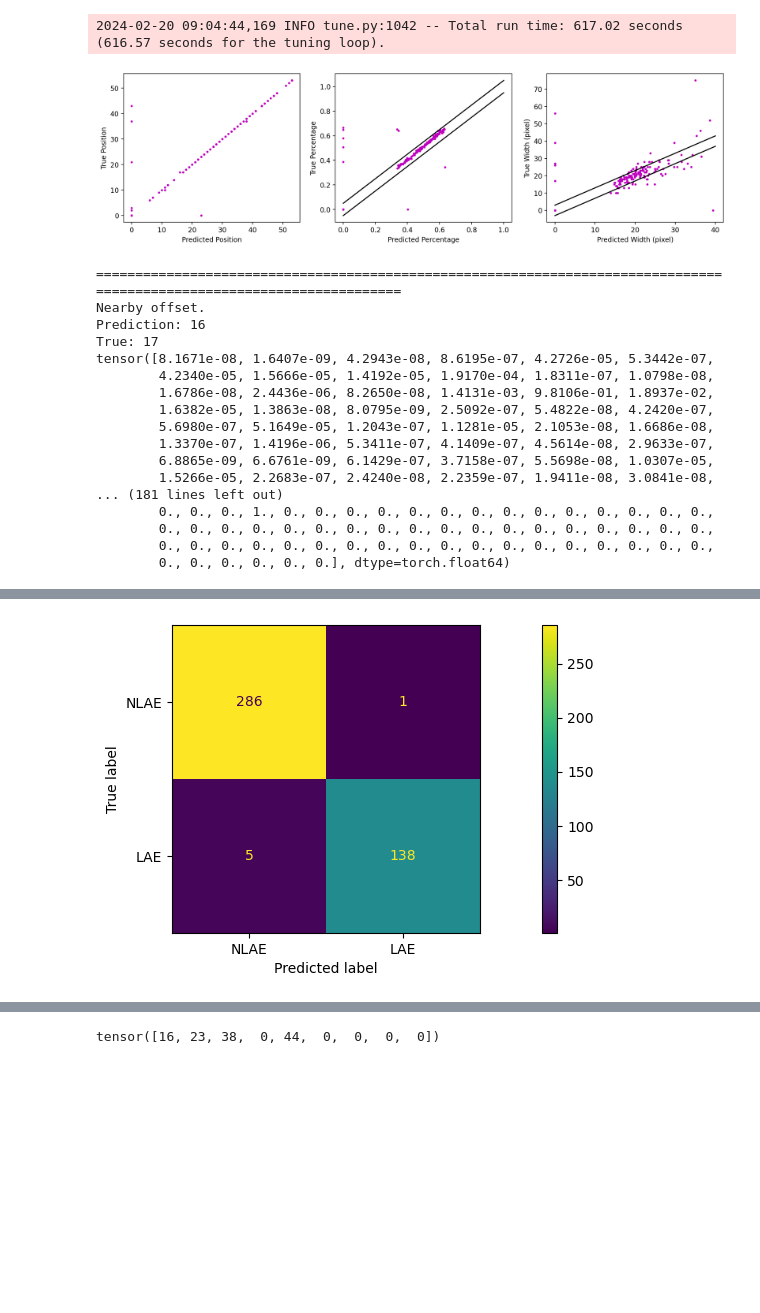
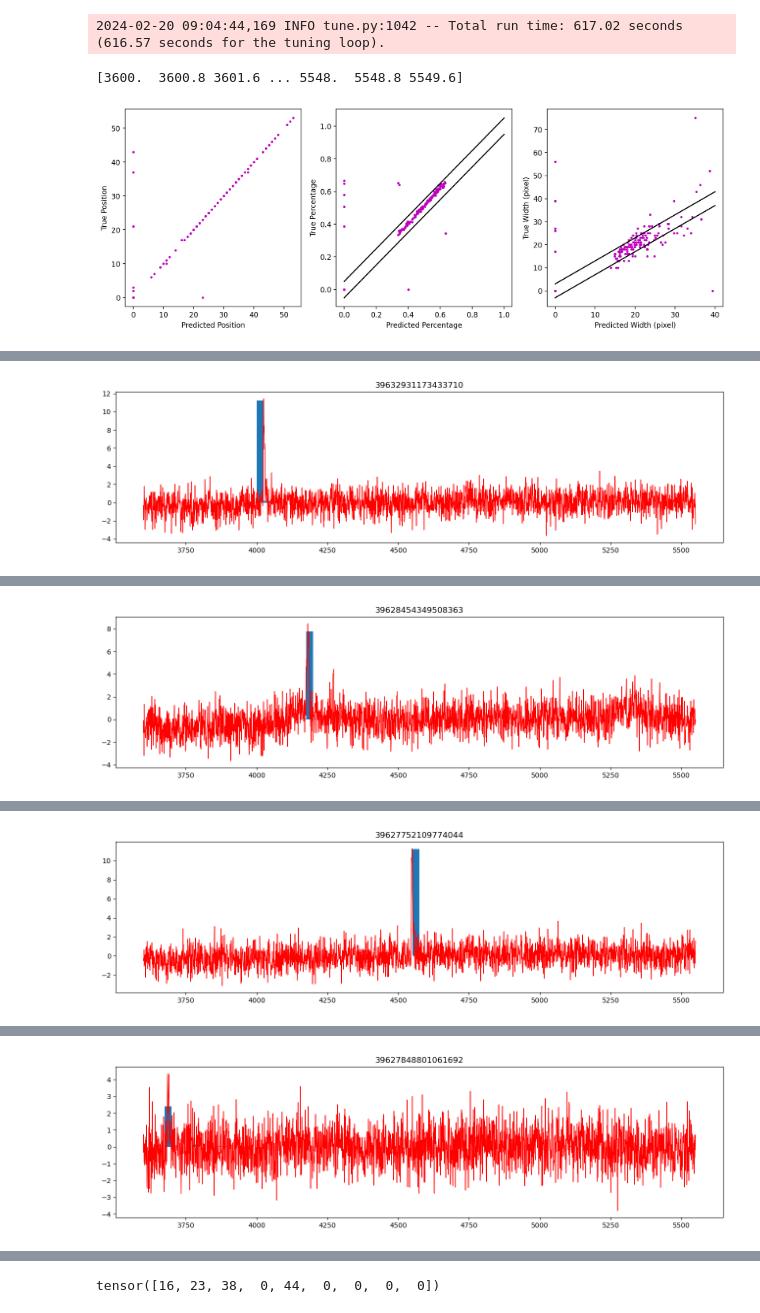
Before and after one commit to zrk-dreamer/DESI_LAE, a Jupyter notebook: All_in_one_Model_noise_included.ipynb, the cells around one changed output, grey strips where cells are left out. Cells and saved outputs as stored; diff of their text form; code cells hidden in the pictures; blank space fills up the shorter version.

Commit message:
revise the metric function
For each wrong prediction, the spectra will also be displayed

```diff
--- a/All_in_one_Model_noise_included.ipynb
+++ b/All_in_one_Model_noise_included.ipynb
@@ -298,19 +298,19 @@ class ConvNet(nn.Module):
 
 		return torch.cat((x2, x5, x6), 0), x_scale_1, x1_1, x1_2, x1_3, x1_4, x1_5, x1_6, x1_7, x_cropped, x_scale_2, x_scale_3, x3_1, x3_2, x_cropped2
 # %%
-with open("../DESI_LAE_Dataset/LAE_spectra_b_band.pkl", "rb") as fh:
+with open("../DESI_LAE_dataset/LAE_spectra_b_band.pkl", "rb") as fh:
   LAE_spectra = pickle.load(fh)
   LAE_flux = np.array([np.array(i["flux"]).reshape(1, -1) for i in LAE_spectra])
   LAE_ivar = np.array([np.array(i["ivar"]).reshape(1, -1) ** (1 / 2) for i in LAE_spectra])
   LAE = LAE_flux * LAE_ivar
 
-with open("../DESI_LAE_Dataset/ELG_spectra_b_band.pkl", "rb") as fh:
+with open("../DESI_LAE_dataset/ELG_spectra_b_band.pkl", "rb") as fh:
   ELG_spectra = pickle.load(fh)
   ELG_flux = np.array([np.array(i["flux"]).reshape(1, -1) for i in ELG_spectra])
   ELG_ivar = np.array([np.array(i["ivar"]).reshape(1, -1) ** (1 / 2) for i in ELG_spectra])
   ELG = ELG_flux * ELG_ivar
 
-with open("../DESI_LAE_Dataset/QSO_spectra_b_band.pkl", "rb") as fh:
+with open("../DESI_LAE_dataset/QSO_spectra_b_band.pkl", "rb") as fh:
   QSO_spectra = pickle.load(fh)
   QSO_flux = np.array([np.array(i["flux"]).reshape(1, -1) for i in QSO_spectra])
   QSO_ivar = np.array([np.array(i["ivar"]).reshape(1, -1) ** (1 / 2) for i in QSO_spectra])
@@ -328,10 +328,10 @@ np.random.shuffle(x_train)
 np.random.seed(3)
 np.random.shuffle(x_test)
 
-with open("../DESI_LAE_Dataset/Lya_25.pkl", "rb") as fh:
+with open("../DESI_LAE_dataset/LAE_25.pkl", "rb") as fh:
   LAE_label = pickle.load(fh)
 
-with open("../DESI_LAE_Dataset/others_25.pkl", "rb") as fh:
+with open("../DESI_LAE_dataset/others_25.pkl", "rb") as fh:
   other_label = pickle.load(fh)
 
 LAE_label_train, LAE_label_test = train_test_split(LAE_label, test_size = 0.2, random_state = 2)
@@ -580,28 +580,28 @@ def test_metrics(model, plot_wrong = False):
     current_time = datetime.datetime.now()
 
     x_range = spectra_test[0]["wavelength"]
+    print(x_range)
     pixel_range = np.array([i * 25 + 3600 for i in range(0, 78)])
 
     plt.close()
+    plt.rcParams['figure.figsize'] = [15, 5]
     plt.figure(dpi = 200)
     plt.subplot(131)
     plt.scatter(x = a, y = b, c = "m", s = 5)
     plt.xlabel(xlabel = "Predicted Position")
     plt.ylabel(ylabel = "True Position")
 
-    x_range = np.linspace(0, 1, 100)
     plt.subplot(132)
     plt.scatter(x = torch.sum(mask1 * output[1], dim = -1), y = torch.sum(torch.tensor(y_test).permute(1, 0, 2)[1], axis = -1), c = "m", s = 5)
-    plt.plot(x_range, x_range - 0.05, c = "k")
-    plt.plot(x_range, x_range + 0.05, c = "k")
+    plt.plot(np.linspace(0, 1, 100), np.linspace(0, 1, 100) - 0.05, c = "k")
+    plt.plot(np.linspace(0, 1, 100), np.linspace(0, 1, 100) + 0.05, c = "k")
     plt.xlabel(xlabel = "Predicted Percentage")
     plt.ylabel(ylabel = "True Percentage")
 
-    x_range = np.linspace(0, 40, 100)
     plt.subplot(133)
     plt.scatter(x = torch.sum(mask1 * output[2], dim = -1), y = torch.sum(torch.tensor(y_test).permute(1, 0, 2)[2], axis = -1), c = "m", s = 5)
-    plt.plot(x_range, x_range - 3, c = "k")
-    plt.plot(x_range, x_range + 3, c = "k")
+    plt.plot(np.linspace(0, 40, 100), np.linspace(0, 40, 100) - 3, c = "k")
+    plt.plot(np.linspace(0, 40, 100), np.linspace(0, 40, 100) + 3, c = "k")
     plt.xlabel(xlabel = "Predicted Width (pixel)")
     plt.ylabel(ylabel = "True Width (pixel)")
 
@@ -624,6 +624,16 @@ def test_metrics(model, plot_wrong = False):
         print(output[0][i])
         print(torch.tensor(y_test).permute(1, 0, 2)[0][i])
 
+        if plot_wrong:
+            plt.close()
+            plt.rcParams['figure.figsize'] = [16, 4]
+            plt.plot(x_range, x_scale_1[i][0].to("cpu"), alpha = 1, c = "r", lw = 1)
+            plt.bar(pixel_range, output[0][i].to("cpu") * torch.max(x_scale_1[i][0].to("cpu")).item(), width = 25, align = "edge")
+            plt.title(str(spectra_test[i]['specid']))
+            print(str(spectra_test[i]['specid']))
+            # plt.savefig("/content/drive/MyDrive/CNN/result/x_scale_3/" + str(spectra_test[i]['specid']) + ".jpg", bbox_inches='tight')
+            plt.show()
+
     plt.close()
     cm = confusion_matrix(y_pred = torch.sum(mask1, dim = -1), y_true = torch.sum(torch.tensor(y_test).permute(1, 0, 2)[0], dim = -1))
     disp = ConfusionMatrixDisplay(confusion_matrix = cm, display_labels = ["NLAE", "LAE"])
@@ -632,16 +642,7 @@ def test_metrics(model, plot_wrong = False):
     plt.savefig(f"../DESI_LAE_diagram/confusion_matrix_{current_time}.jpg", bbox_inches = 'tight')
     plt.show()
 
-    if plot_wrong:
-        for i in range(0, x1_1[c].shape[0]):
-            plt.close()
-            plt.rcParams['figure.figsize'] = [16, 4]
-            plt.plot(x_range, x_scale_1[c][i][0].to("cpu"), alpha = 1, c = "r", lw = 1)
-            plt.bar(pixel_range, output[0][c][i].to("cpu") * torch.max(x_scale_1[c][i][0].to("cpu")).item(), width = 25, align = "edge")
-            plt.title(str(spectra_test[c][i]['specid']))
-            print(str(spectra_test[c][i]['specid']))
-            # plt.savefig("/content/drive/MyDrive/CNN/result/x_scale_3/" + str(spectra_test[i]['specid']) + ".jpg", bbox_inches='tight')
-            plt.show()
+
 
     return output, torch.tensor(y_test).permute(1, 0, 2), diff
 # %%
@@ -781,23 +782,7 @@ Trial Status
 2024-02-20 09:04:44,169 INFO tune.py:1042 -- Total run time: 617.02 seconds (616.57 seconds for the tuning loop).
 # %%
 model = torch.load(f"../DESI_LAE_model/model_0.979_0.979_0.881_2024-02-07 07:13:17.397448.pt")
-output, refer, diff = test_metrics(model)
+output, refer, diff = test_metrics(model, plot_wrong = True)
 # %% [output]
+[3600.  3600.8 3601.6 ... 5548.  5548.8 5549.6]
-[figure, old version]
+[figure, new version]
-=======================================================================================================================
-Nearby offset.
-Prediction: 16
-True: 17
-tensor([8.1671e-08, 1.6407e-09, 4.2943e-08, 8.6195e-07, 4.2726e-05, 5.3442e-07,
-        4.2340e-05, 1.5666e-05, 1.4192e-05, 1.9170e-04, 1.8311e-07, 1.0798e-08,
-        1.6786e-08, 2.4436e-06, 8.2650e-08, 1.4131e-03, 9.8106e-01, 1.8937e-02,
-        1.6382e-05, 1.3863e-08, 8.0795e-09, 2.5092e-07, 5.4822e-08, 4.2420e-07,
-        5.6980e-07, 5.1649e-05, 1.2043e-07, 1.1281e-05, 2.1053e-08, 1.6686e-08,
-        1.3370e-07, 1.4196e-06, 5.3411e-07, 4.1409e-07, 4.5614e-08, 2.9633e-07,
-        6.8865e-09, 6.6761e-09, 6.1429e-07, 3.7158e-07, 5.5698e-08, 1.0307e-05,
-        1.5266e-05, 2.2683e-07, 2.4240e-08, 2.2359e-07, 1.9411e-08, 3.0841e-08,
-... (181 lines left out)
-        0., 0., 0., 1., 0., 0., 0., 0., 0., 0., 0., 0., 0., 0., 0., 0., 0., 0.,
-        0., 0., 0., 0., 0., 0., 0., 0., 0., 0., 0., 0., 0., 0., 0., 0., 0., 0.,
-        0., 0., 0., 0., 0., 0., 0., 0., 0., 0., 0., 0., 0., 0., 0., 0., 0., 0.,
-        0., 0., 0., 0., 0., 0.], dtype=torch.float64)
@@ -804 +806 @@ tensor([8.1671e-08, 1.6407e-09, 4.2943e-08, 8.6195e-07, 4.2726e-05, 5.3442e-07,
-[figure, old version]
+[figure, new version]
@@ -804,0 +824 @@ tensor([8.1671e-08, 1.6407e-09, 4.2943e-08, 8.6195e-07, 4.2726e-05, 5.3442e-07,
+[figure, added]
@@ -804,0 +842 @@ tensor([8.1671e-08, 1.6407e-09, 4.2943e-08, 8.6195e-07, 4.2726e-05, 5.3442e-07,
+[figure, added]
@@ -804,0 +860 @@ tensor([8.1671e-08, 1.6407e-09, 4.2943e-08, 8.6195e-07, 4.2726e-05, 5.3442e-07,
+[figure, added]
```
Also changed, not shown: parts of 1 cell of this notebook.
